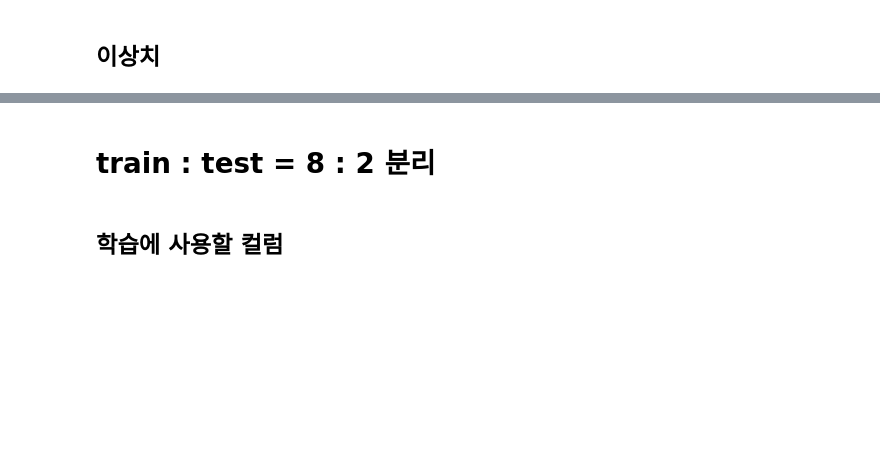
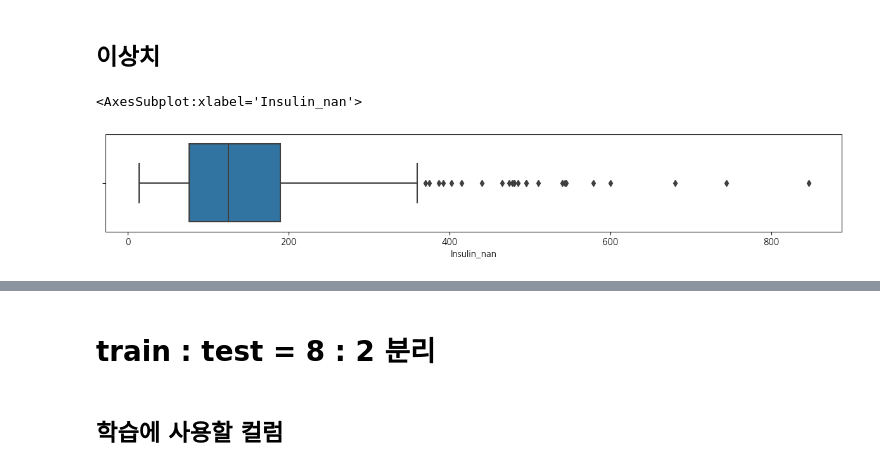
Before and after one commit to wumusill/AI_School, a Jupyter notebook: ML/Decision_Tree/feature_engineering.ipynb, the cells around one changed output, grey strips where cells are left out. Cells and saved outputs as stored; diff of their text form; code cells hidden in the pictures; blank space fills up the shorter version.

```diff
--- a/ML/Decision_Tree/feature_engineering.ipynb
+++ b/ML/Decision_Tree/feature_engineering.ipynb
@@ -146,3 +147,9 @@ df.head()
 | 4 | 0 | 137 | 40 | 35 | 168 | 43.1 | 2.288 | 33 | ... |
 # %% [markdown]
 ## 이상치
+# %%
+plt.figure(figsize=(15, 2))
+sns.boxplot(data=df, x="Insulin_nan")
+# %% [output]
+<AxesSubplot:xlabel='Insulin_nan'>
+[figure, added]
```
Also changed, not shown: parts of 41 cells of this notebook, 3 other files.
